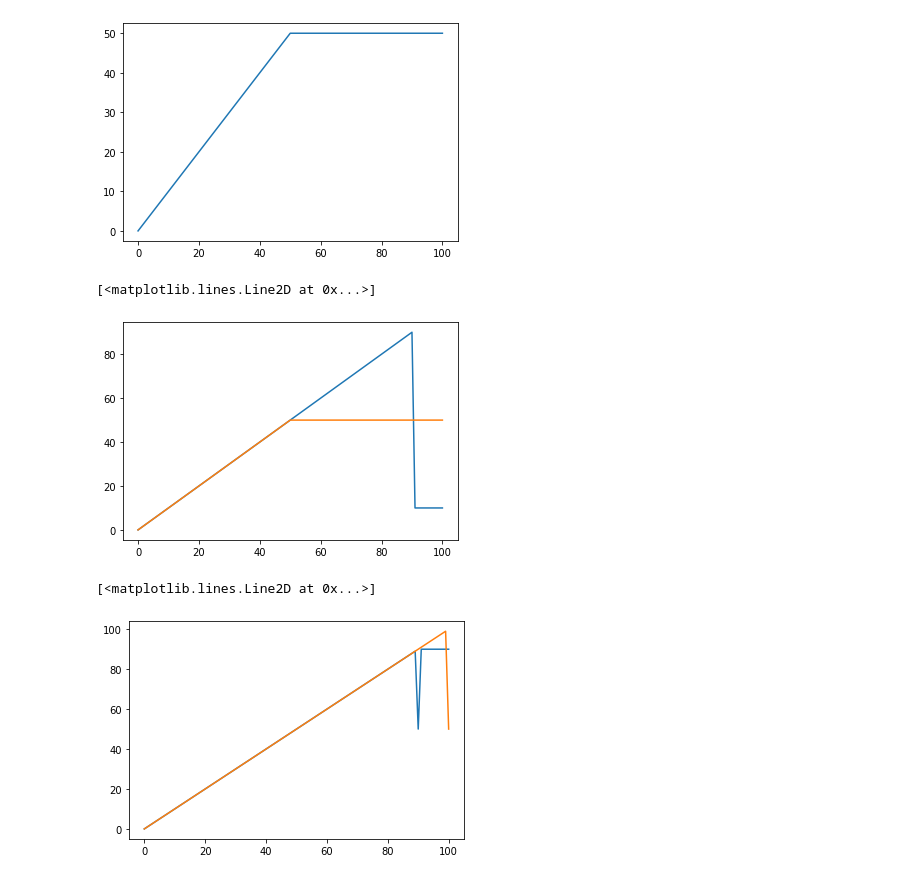
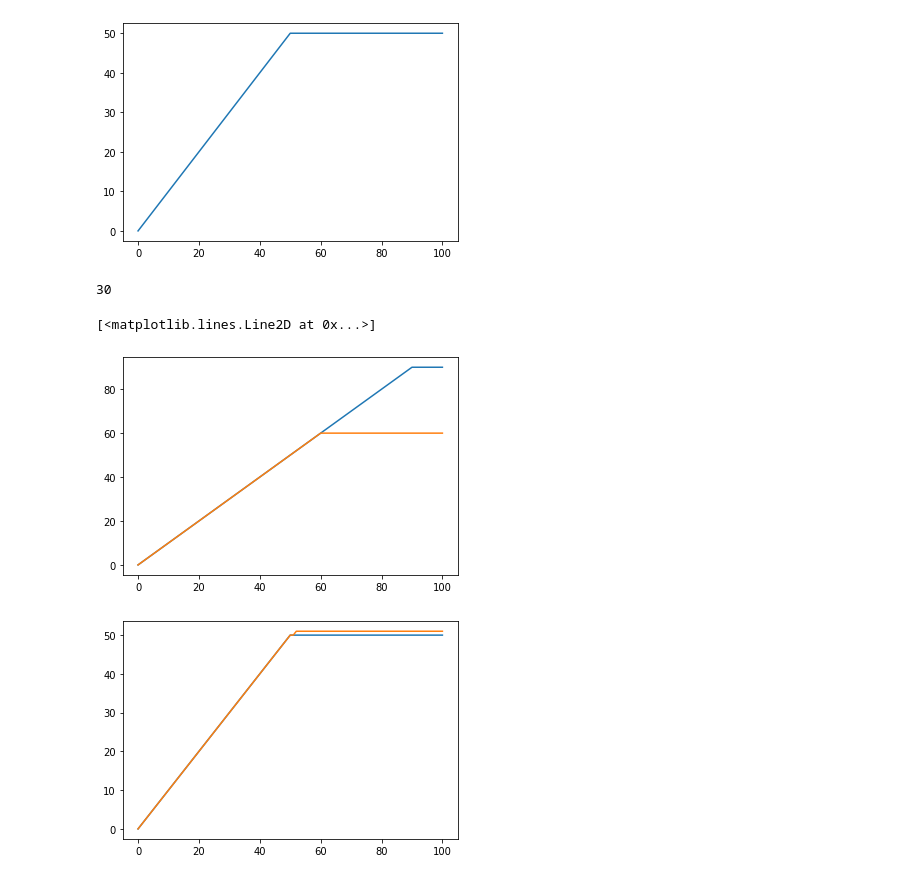
Before and after one commit to basm92/micro2_gametheory, a Jupyter notebook: Game theory assignment 1.ipynb, the cells around one changed output. Saved outputs shown, nothing was run; the diff lists cells and outputs as text; code cells hidden in the pictures.

Commit message:
new version pdf and plot program

```diff
--- a/Game theory assignment 1.ipynb
+++ b/Game theory assignment 1.ipynb
@@ -13,0 +27,10 @@ root = 0
+# %%
+a1 = np.linspace(0, 100, num = 101)
+a2 = 100
+plt.plot([profit1(x, a2) for x in a1])
+
+a2 = 99
+plt.plot([profit1(x, a2) for x in a1])
+
+a2 = 98
+plt.plot([profit1(x, a2) for x in a1])
@@ -102,7 +128,6 @@ plt.plot([profit_1(x, a2) for x in a1])
 [figure]
 # %%
 # maybe new attempt
-
 
 def profit1(a1, a2):
     if a1 + a2 <= 100:
@@ -113,23 +138,30 @@ def profit1(a1, a2):
         profit = 100 - a2
     elif a1 + a2 > 100 and a1 == a2:
         profit = 50
+    return profit
+# %% [output]
+30
 # %%
+#picture 1: a2 < 50
+
 a2 = 10
-plt.plot([profit_1(x, a2) for x in a1])
+plt.plot([profit1(x, a2) for x in a1])
 
-a2 = 50
-plt.plot([profit_1(x, a2) for x in a1])
+a2 = 40
+plt.plot([profit1(x, a2) for x in a1])
 # %% [output]
 [<matplotlib.lines.Line2D at 0x...>]
-[figure, old version]
+[figure, new version]
 # %%
-a2 = 90
+
+a2 = 50
 plt.plot([profit_1(x, a2) for x in a1])
 
-a2 = 100
+a2 = 51
 plt.plot([profit_1(x, a2) for x in a1])
+
+plt.savefig('plot_payoffs.png')
 # %% [output]
-[<matplotlib.lines.Line2D at 0x...>]
-[figure, old version]
+[figure, new version]
 # %%
 # http://www.rncarpio.com/teaching/CUR412/midterm_solutions.pdf
```
Also changed, not shown: parts of 3 cells of this notebook, 2 other files.
